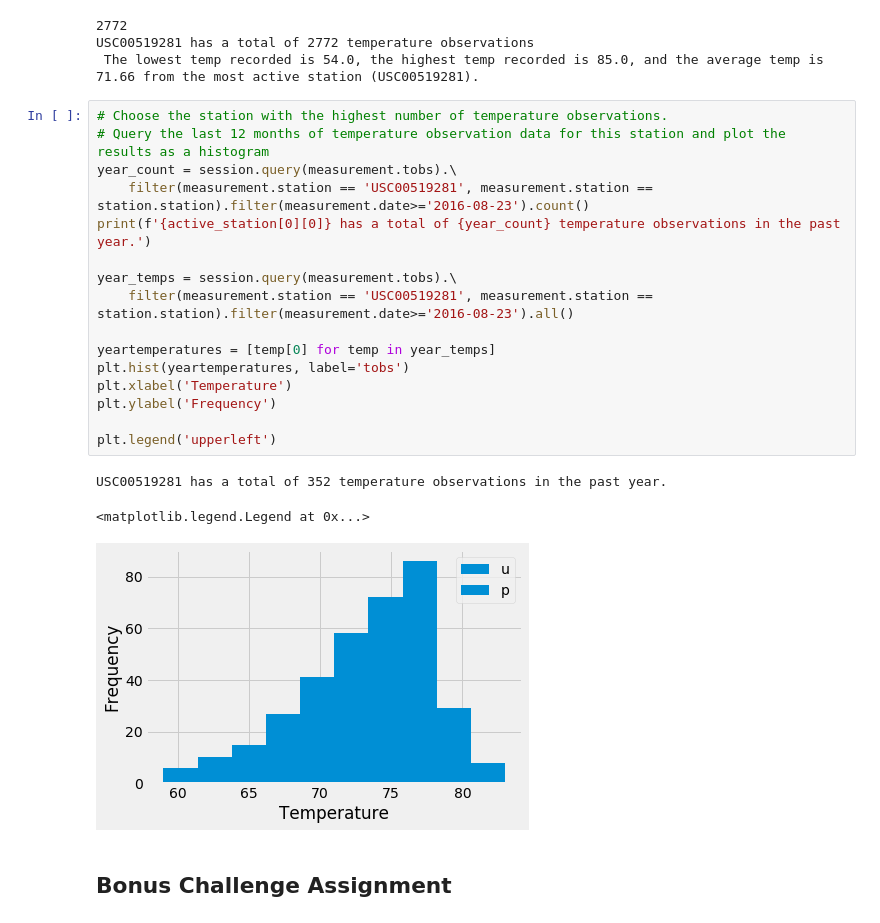
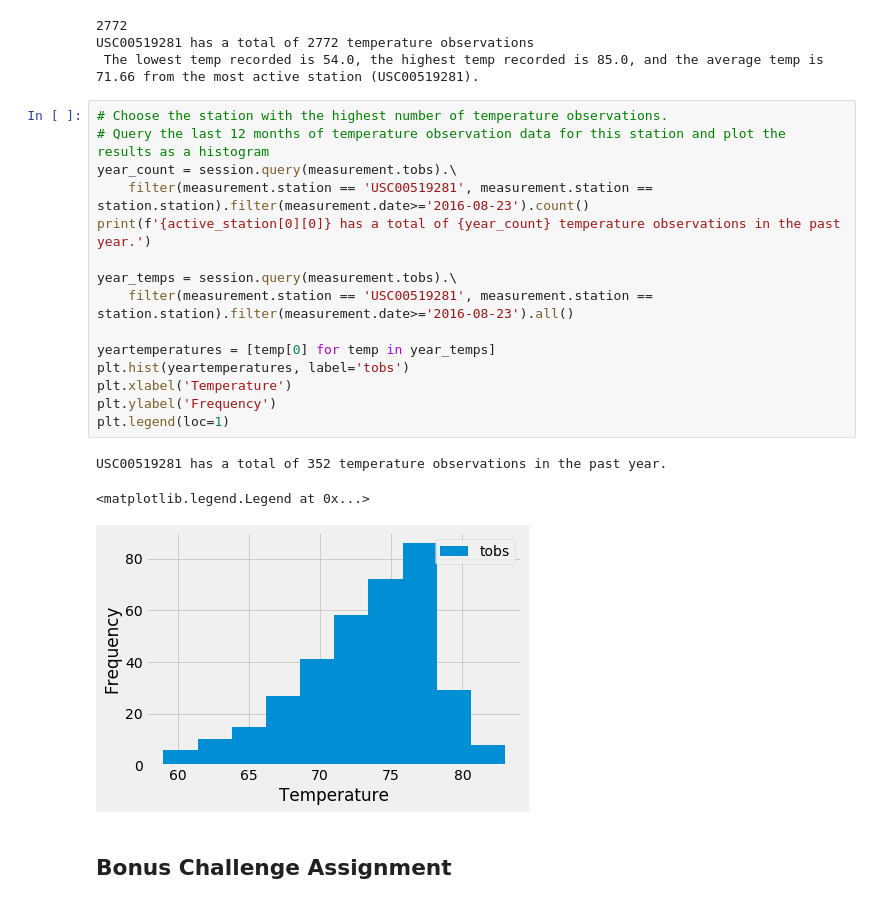
Before and after one commit to leahlindy/sqlalchemy-challenge, a Jupyter notebook: climate_starter.ipynb, the cells around one changed output. Drawn from its saved outputs; the diff is of its cells as text.

Commit message:
save histogram

```diff
--- a/climate_starter.ipynb
+++ b/climate_starter.ipynb
@@ -185,23 +185,22 @@ USC00519281 has a total of 2772 temperature observations
 # %%
 # Choose the station with the highest number of temperature observations.
 # Query the last 12 months of temperature observation data for this station and plot the results as a histogram
 year_count = session.query(measurement.tobs).\
     filter(measurement.station == 'USC00519281', measurement.station == station.station).filter(measurement.date>='2016-08-23').count()
 print(f'{active_station[0][0]} has a total of {year_count} temperature observations in the past year.')
 
 year_temps = session.query(measurement.tobs).\
     filter(measurement.station == 'USC00519281', measurement.station == station.station).filter(measurement.date>='2016-08-23').all()
 
 yeartemperatures = [temp[0] for temp in year_temps]
 plt.hist(yeartemperatures, label='tobs')
 plt.xlabel('Temperature')
 plt.ylabel('Frequency')
-
-plt.legend('upperleft')
+plt.legend(loc=1)
 # %% [output]
 USC00519281 has a total of 352 temperature observations in the past year.
 <matplotlib.legend.Legend at 0x...>
-[figure, old version]
+[figure, new version]
 # %% [markdown]
 ## Bonus Challenge Assignment
 # %%
```
Also changed, not shown: 1 other file.
